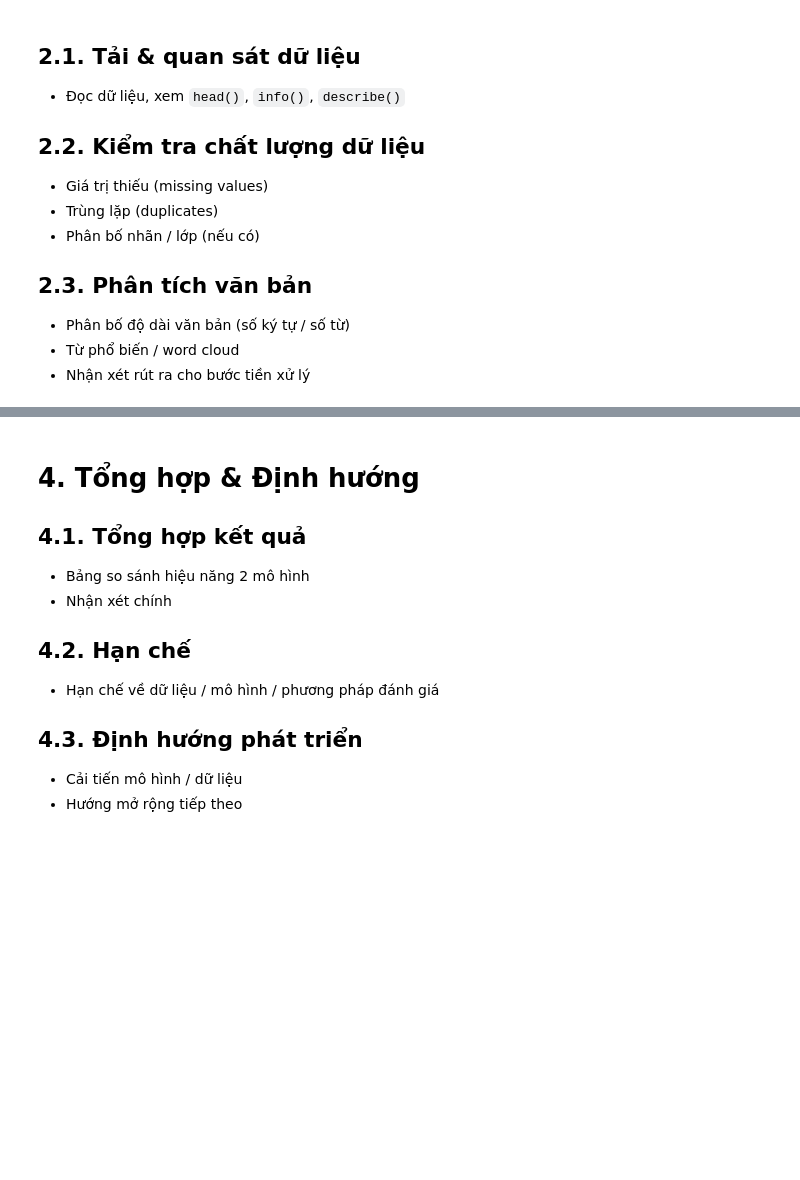
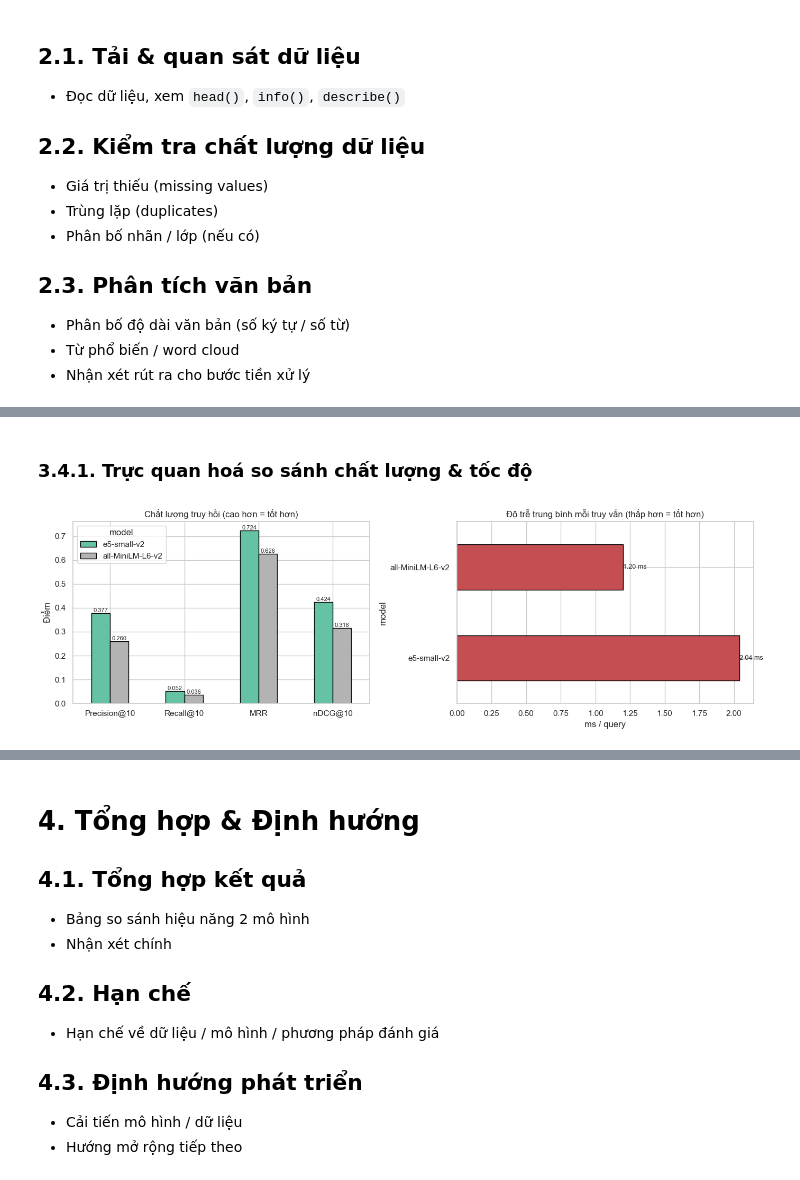
Before and after one commit to MasterSE-FSB/vector-space-model, a Jupyter notebook: vector-space-model.ipynb, the cells around one changed output, grey strips where cells are left out. Cells and saved outputs as stored; diff of their text form; code cells hidden in the pictures; blank space fills up the shorter version.

```diff
--- a/vector-space-model.ipynb
+++ b/vector-space-model.ipynb
@@ -80,0 +318,13 @@ _(Sườn bài — nội dung chi tiết sẽ điền sau)_
+# %%
+GENRE_THRESHOLD = 0.5
+eval_df = df[(df["genre_set"].map(len) >= 2) & (df["members"] >= 10000)].reset_index(drop=True)
+print(f"Corpus đánh giá: {len(eval_df):,} anime")
+
+rng = np.random.default_rng(42)
+relevance = evaluation.build_relevance(eval_df, query_ids=None, threshold=GENRE_THRESHOLD)
+candidate_ids = [aid for aid, rel in relevance.items() if rel]
+query_ids = list(rng.choice(candidate_ids, size=min(300, len(candidate_ids)), replace=False))
+print(f"Số query đánh giá: {len(query_ids)}  |  Top-K = {TOP_K}")
+
+result_table = evaluation.compare_models(MODELS, eval_df, relevance, query_ids, k=TOP_K)
+result_table
@@ -80,0 +338,23 @@ _(Sườn bài — nội dung chi tiết sẽ điền sau)_
+# %% [markdown]
+### 3.4.1. Trực quan hoá so sánh chất lượng & tốc độ
+# %%
+metric_cols = [f"Precision@{TOP_K}", f"Recall@{TOP_K}", "MRR", f"nDCG@{TOP_K}"]
+plot_df = result_table[metric_cols].T
+
+fig, ax = plt.subplots(1, 2, figsize=(14, 4.5))
+plot_df.plot(kind="bar", ax=ax[0], colormap="Set2", edgecolor="black")
+ax[0].set_title("Chất lượng truy hồi (cao hơn = tốt hơn)")
+ax[0].set_ylabel("Điểm"); ax[0].set_xticklabels(metric_cols, rotation=0)
+ax[0].legend(title="model")
+for c in ax[0].containers:
+    ax[0].bar_label(c, fmt="%.3f", fontsize=8)
+
+speed = result_table[["ms_per_query"]]
+speed.plot(kind="barh", ax=ax[1], color="#C44E52", legend=False, edgecolor="black")
+ax[1].set_title("Độ trễ trung bình mỗi truy vấn (thấp hơn = tốt hơn)")
+ax[1].set_xlabel("ms / query")
+for c in ax[1].containers:
+    ax[1].bar_label(c, fmt="%.2f ms", fontsize=9)
+plt.tight_layout(); plt.show()
+# %% [output]
+[figure, added]
```
Also changed, not shown: parts of 17 cells of this notebook, 1 other file.
